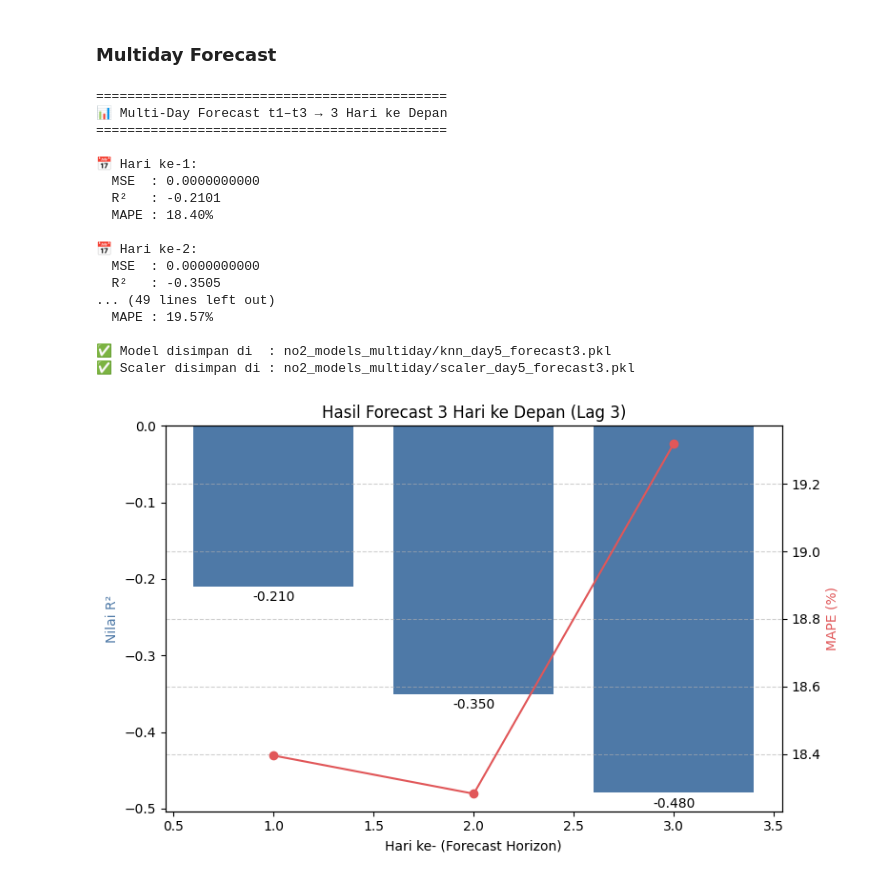
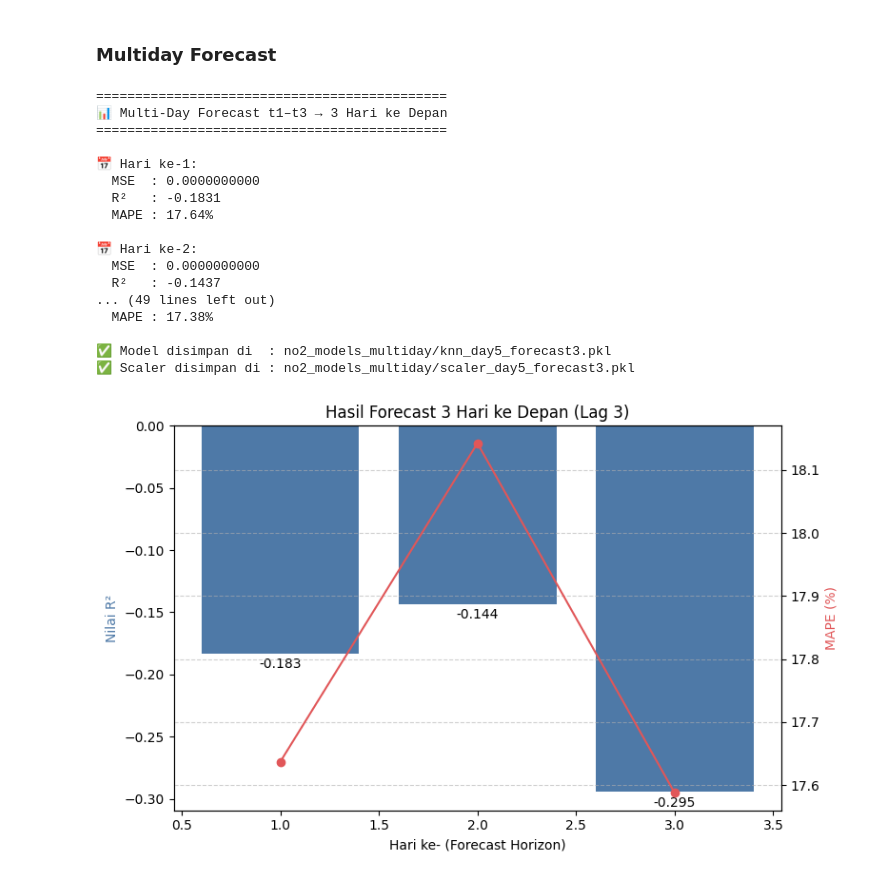
Before and after one commit to NaufalThariq01/Uranus, a Jupyter notebook: myfirstbook/_build/jupyter_execute/NO2_Demak/modelling.ipynb, the cells around one changed output. Cells and saved outputs as stored; diff of their text form; code cells hidden in the pictures.

```diff
--- a/myfirstbook/_build/jupyter_execute/NO2_Demak/modelling.ipynb
+++ b/myfirstbook/_build/jupyter_execute/NO2_Demak/modelling.ipynb
@@ -18,10 +18,10 @@ from sklearn.metrics import r2_score, mean_squared_error
 os.makedirs("no2_models", exist_ok=True)
 
 # 3️⃣ Membaca Dataset
-day2 = pd.read_csv('no2_results/day2.csv')
-day3 = pd.read_csv('no2_results/day3.csv')
-day4 = pd.read_csv('no2_results/day4.csv')
-day5 = pd.read_csv('no2_results/day5.csv')
+day2 = pd.read_csv('no2_results/day2_selected.csv')
+day3 = pd.read_csv('no2_results/day3_selected.csv')
+day4 = pd.read_csv('no2_results/day4_selected.csv')
+day5 = pd.read_csv('no2_results/day5_selected.csv')
 
 # 4️⃣ Fungsi Evaluasi KNN + Simpan Model
 def train_and_save_knn(df, n_day, k=5):
@@ -137,16 +137,16 @@ from sklearn.metrics import r2_score, mean_squared_error
 os.makedirs("no2_models_multiday", exist_ok=True)
 
 # 3️⃣ Baca dataset NO2 (hasil preprocessing & supervised)
-day2 = pd.read_csv('no2_results/day2_forecast3.csv')
-day3 = pd.read_csv('no2_results/day3_forecast3.csv')
-day4 = pd.read_csv('no2_results/day4_forecast3.csv')
-day5 = pd.read_csv('no2_results/day5_forecast3.csv')
+day2 = pd.read_csv('no2_results/day2_forecast3_selected.csv')
+day3 = pd.read_csv('no2_results/day3_forecast3_selected.csv')
+day4 = pd.read_csv('no2_results/day4_forecast3_selected.csv')
+day5 = pd.read_csv('no2_results/day5_forecast3_selected.csv')
 
 # 4️⃣ Fungsi untuk membuat target multi-step (misal t+1, t+2, t+3)
 def make_multiday_target(df, horizon=3):
     data = df.copy()
     for i in range(1, horizon + 1):
-        data[f"NO2_t+{i}"] = data["NO2"].shift(-i)
+        data[f"NO2_t+{i}"] = data["NO2_t-1"].shift(-i)
     data = data.dropna().reset_index(drop=True)
     return data
 
@@ -213,35 +213,35 @@ def plot_results(results, title):
 
     fig, ax1 = plt.subplots(figsize=(8,5))
     bars = ax1.bar(horizons, r2_scores, color="#4e79a7", label="R² Score")
     ax1.set_xlabel("Hari ke- (Forecast Horizon)")
     ax1.set_ylabel("Nilai R²", color="#4e79a7")
     ax1.bar_label(bars, fmt="%.3f", padding=3)
 
     ax2 = ax1.twinx()
     ax2.plot(horizons, mape_scores, color="#e15759", marker="o", label="MAPE (%)")
     ax2.set_ylabel("MAPE (%)", color="#e15759")
     plt.title(title)
     plt.grid(True, linestyle="--", alpha=0.6)
     plt.tight_layout()
     plt.show()
 
 plot_results(results_day3, "Hasil Forecast 3 Hari ke Depan (Lag 3)")
 # %% [output]
 =============================================
 📊 Multi-Day Forecast t1–t3 → 3 Hari ke Depan
 =============================================
 
 📅 Hari ke-1:
   MSE  : 0.0000000000
-  R²   : -0.2101
-  MAPE : 18.40%
+  R²   : -0.1831
+  MAPE : 17.64%
 
 📅 Hari ke-2:
   MSE  : 0.0000000000
-  R²   : -0.3505
+  R²   : -0.1437
 ... (49 lines left out)
-  MAPE : 19.57%
+  MAPE : 17.38%
 
 ✅ Model disimpan di  : no2_models_multiday/knn_day5_forecast3.pkl
 ✅ Scaler disimpan di : no2_models_multiday/scaler_day5_forecast3.pkl
-[figure, old version]
+[figure, new version]
```
Also changed, not shown: parts of 1 cell of this notebook, 52 other files.
